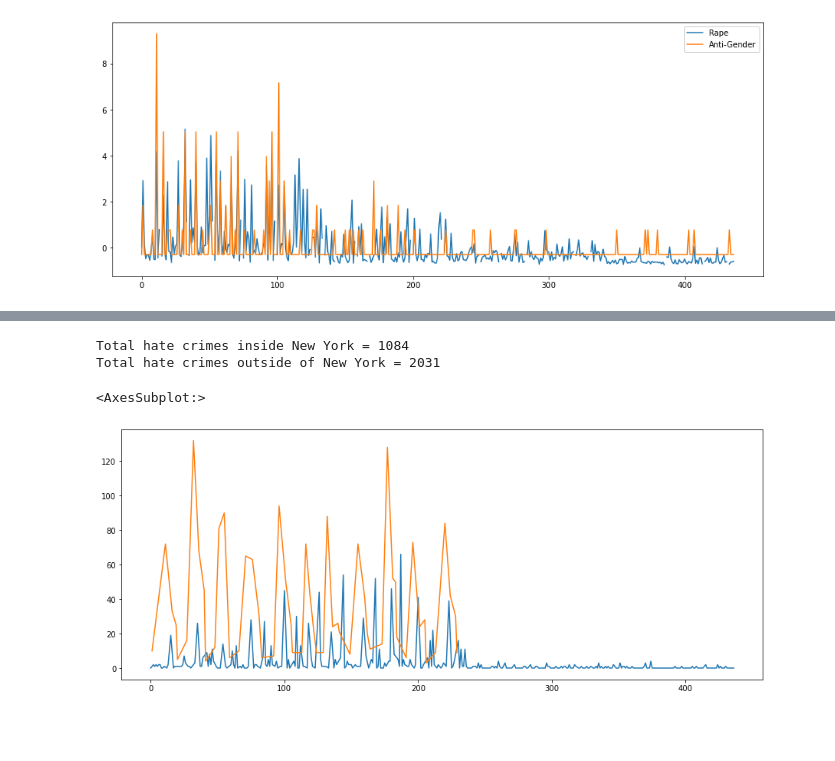
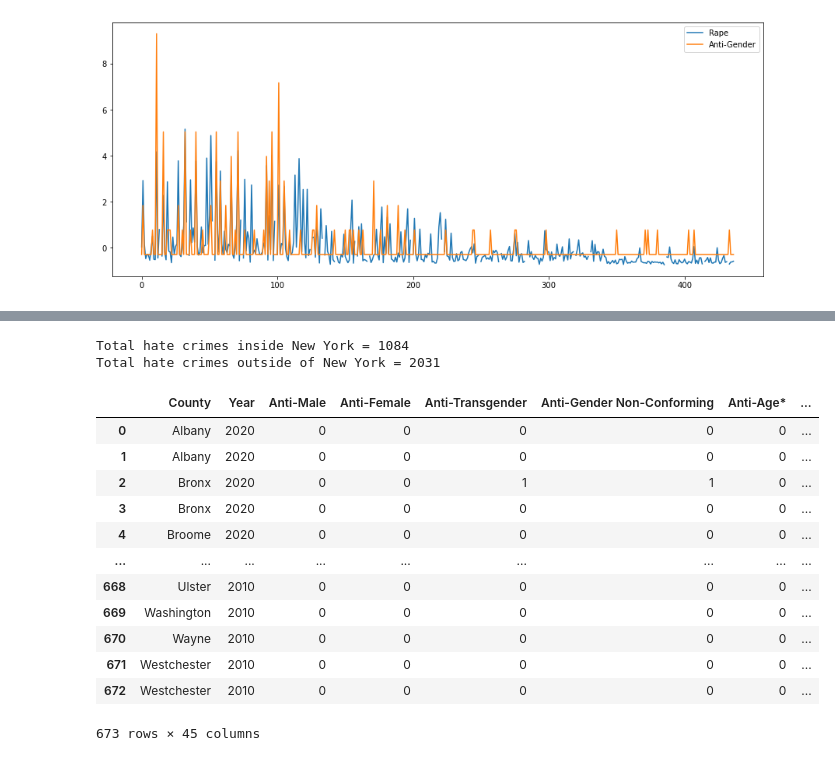
Before and after one commit to BlackYun2/data-science-project, a Jupyter notebook: Group 19.ipynb, the cells around one changed output, grey strips where cells are left out. Saved outputs shown, nothing was run; the diff lists cells and outputs as text; code cells hidden in the pictures; blank space fills up the shorter version.

```diff
--- a/Group 19.ipynb
+++ b/Group 19.ipynb
@@ -439,19 +481,38 @@ Hate Crimes           0.868791     1.000000
 # %%
+#we collect all columns with religion in them
+AntiReligion_column = final_df.iloc[:, 27:42].sum(axis=1)
 
-Anti_reg_col = final.iloc[:, 27:42].sum(axis=1)
-anti_reg = pd.concat([final.iloc[:, 0:42], Anti_reg_col, final.iloc[:, 42:]], axis=1)
-anti_reg.rename(columns={0: "Anti-Religious Groups"}, inplace=True)
+#then we concat this new column and add it to the old dataframe to work with it
+AntiReligion_df = pd.concat([final_df.iloc[:, 0:42], AntiReligion_column, final_df.iloc[:, 42:]], axis=1)
+AntiReligion_df.rename(columns={0: "Anti-Religious Groups"}, inplace=True)
 
-not_new_york = anti_reg.loc[(anti_reg["Region_Non-New York City"] == 1)]
-in_new_york = anti_reg.loc[(anti_reg["Region_New York City"] == 1)]
+#now we separate the ones in new York and the ones not in New York
+inNewYork = AntiReligion_df.loc[(AntiReligion_df["Region_New York City"] == 1)]
+notNewYork = AntiReligion_df.loc[(AntiReligion_df["Region_Non-New York City"] == 1)]
 
-print("Total hate crimes inside New York = " + str(not_new_york["Anti-Religious Groups"].sum()))
-print("Total hate crimes outside of New York = " + str(in_new_york["Anti-Religious Groups"].sum()))
+#then we print the sum of crimes to see which one have more crimes
+print("Total hate crimes inside New York = " + str(notNewYork["Anti-Religious Groups"].sum()))
+print("Total hate crimes outside of New York = " + str(inNewYork["Anti-Religious Groups"].sum()))
 
-not_new_york["Anti-Religious Groups"].plot(figsize=(15,6))
-in_new_york["Anti-Religious Groups"].plot(figsize=(15,6))
+notNewYork["Anti-Religious Groups"].plot(figsize=(15,6))
+inNewYork["Anti-Religious Groups"].plot(figsize=(15,6))
+plt.legend(['Outside New York', 'Inside New York'])
 # %% [output]
 Total hate crimes inside New York = 1084
 Total hate crimes outside of New York = 2031
-<AxesSubplot:>
-[figure, removed]
+# %%
+hateCrimes
+# %% [output]
+|  | County | Year | Anti-Male | Anti-Female | Anti-Transgender | Anti-Gender Non-Conforming | Anti-Age* | ... |
+| 0 | Albany | 2020 | 0 | 0 | 0 | 0 | 0 | ... |
+| 1 | Albany | 2020 | 0 | 0 | 0 | 0 | 0 | ... |
+| 2 | Bronx | 2020 | 0 | 0 | 1 | 1 | 0 | ... |
+| 3 | Bronx | 2020 | 0 | 0 | 0 | 0 | 0 | ... |
+| 4 | Broome | 2020 | 0 | 0 | 0 | 0 | 0 | ... |
+| ... | ... | ... | ... | ... | ... | ... | ... | ... |
+| 668 | Ulster | 2010 | 0 | 0 | 0 | 0 | 0 | ... |
+| 669 | Washington | 2010 | 0 | 0 | 0 | 0 | 0 | ... |
+| 670 | Wayne | 2010 | 0 | 0 | 0 | 0 | 0 | ... |
+| 671 | Westchester | 2010 | 0 | 0 | 0 | 0 | 0 | ... |
+| 672 | Westchester | 2010 | 0 | 0 | 0 | 0 | 0 | ... |
+673 rows × 45 columns
```
Also changed, not shown: parts of 5 cells of this notebook, 1 other file.
